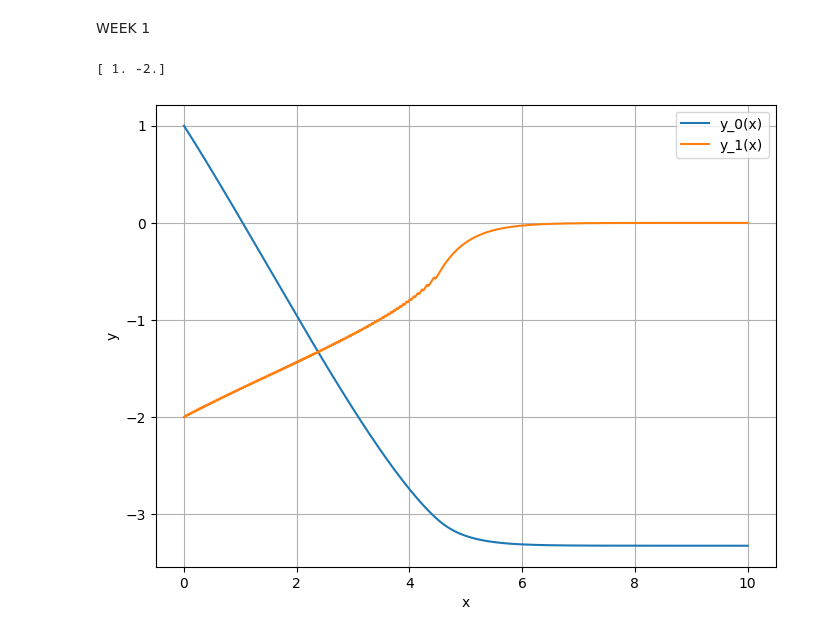
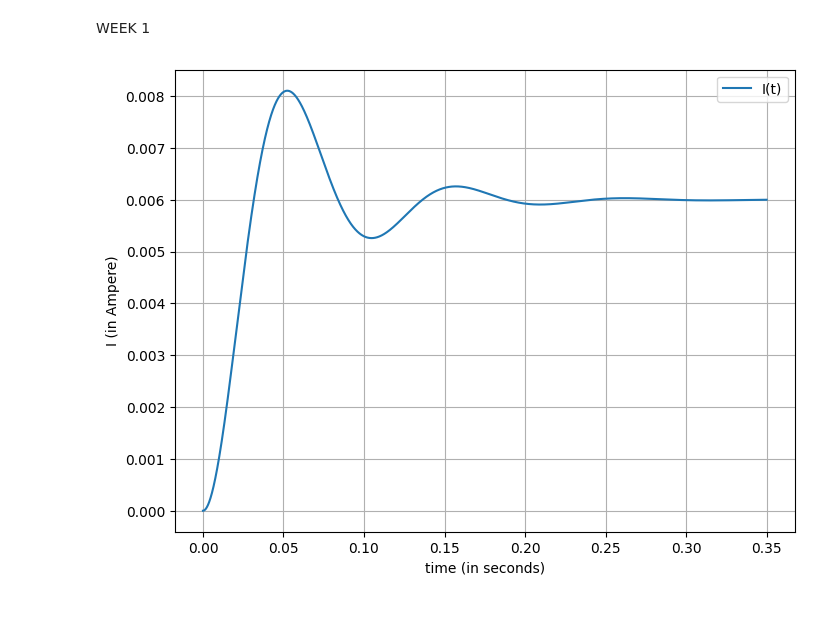
Before and after one commit to himanshutg/ODE_Project, a Jupyter notebook: week1.ipynb, the cells around one changed output. Saved outputs shown, nothing was run; the diff lists cells and outputs as text; code cells hidden in the pictures.

```diff
--- a/week1.ipynb
+++ b/week1.ipynb
@@ -7,19 +27,19 @@ import math
 # %%
-'''
-Functions
-'''
 def function_1(x, Y):
-    return math.sin(Y[1])
+    return  Y[1]
 
 def function_2(x, Y):
-    return math.cos(-200 * Y[0] - 102 * Y[1])
+    return -40*Y[1] - 4000*Y[0] + 24
 
 def f(x, Y):
     return np.array([function_1(x, Y), function_2(x, Y)])
 
 N = 2  # Number of Functions
+
+x0, x1 = 0, 0.35
+Y0 = np.array([0, 0])
 # %%
-def partial_derivative(g, Y, i, epsilon = 1e-8):
+def partial_derivative(g, Y, i, epsilon = 1e-6):
     # del g/del yi
     g1 = g(Y)
     Y[i] += epsilon
@@ -30,7 +50,7 @@ def trapezoidal_rule(Y, x_n, Y_n, h):
     return Y_n + h / 2 * (f(x_n + h, Y) + f(x_n, Y_n)) - Y
 
 def newton_raphson(Y_n, x_n, h, iterations = 10000, tolerance = 1e-6):
-    Y_k = Y_n
+    Y_k = Y_n - h*f(x_n, Y_n)
     J_k = np.zeros((N, N))
     # J_k
     # J_k[i, j] = del Fi / del yj
@@ -78,22 +98,17 @@ def equation_solver(x0, x1, num_points, Y0, N):
 
     return output
 # %%
-x0, x1 = 0, 10
-Y0 = np.array([1.0, -2.0])
-
 num_points = 10000
 x_array = np.linspace(x0, x1, num_points + 1)
 y_array = equation_solver(x0, x1, num_points, Y0, N)
-
 plt.figure(figsize=(8, 6))
-for i in range(N):
-    plt.plot(x_array, y_array[i], label=f'y_{i}(x)')
-plt.xlabel('x')
-plt.ylabel('y')
-plt.legend()
-plt.grid(True)
-plt.savefig('save.png')
-plt.show()
+for i in range(1):
+    plt.plot(x_array, y_array[i], label=f'I(t)')
+    plt.xlabel('time (in seconds)')
+    plt.ylabel('I (in Ampere)')
+    plt.legend()
+    plt.grid(True)
+    plt.savefig(f'save_{i}.png')
+    plt.show()
 # %% [output]
-[ 1. -2.]
-[figure, old version]
+[figure, new version]
```
Also changed, not shown: parts of 2 cells of this notebook, 9 other files.
